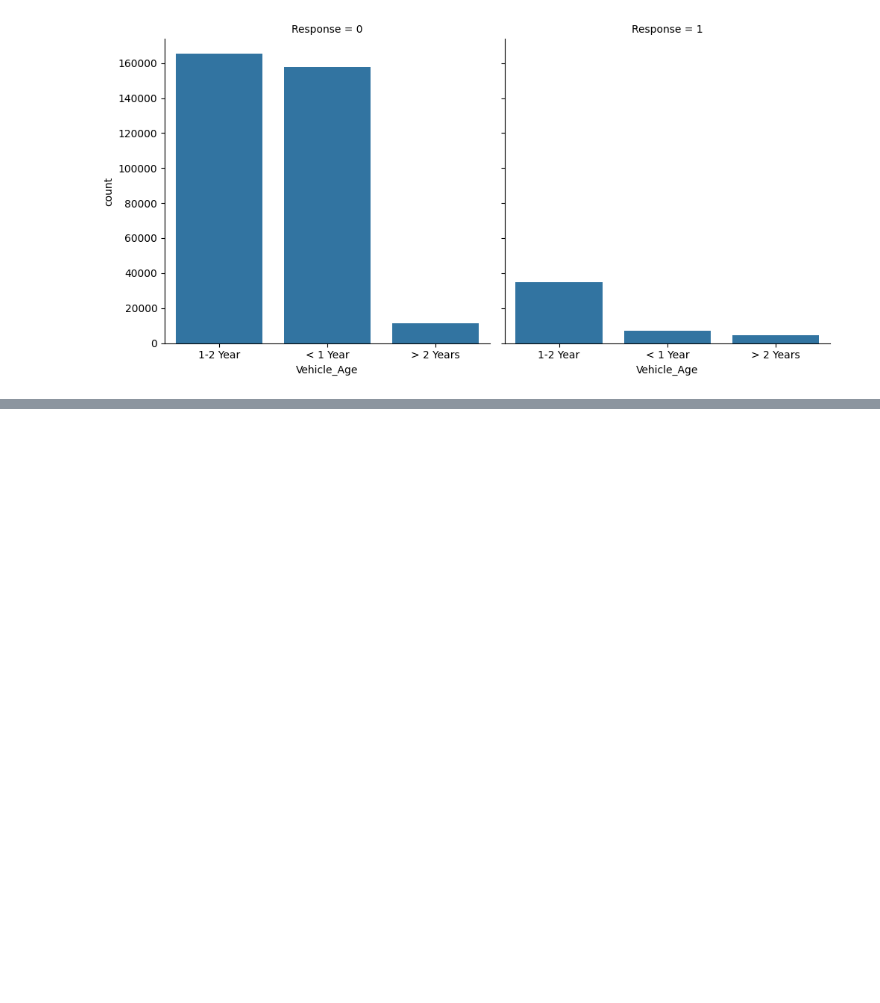
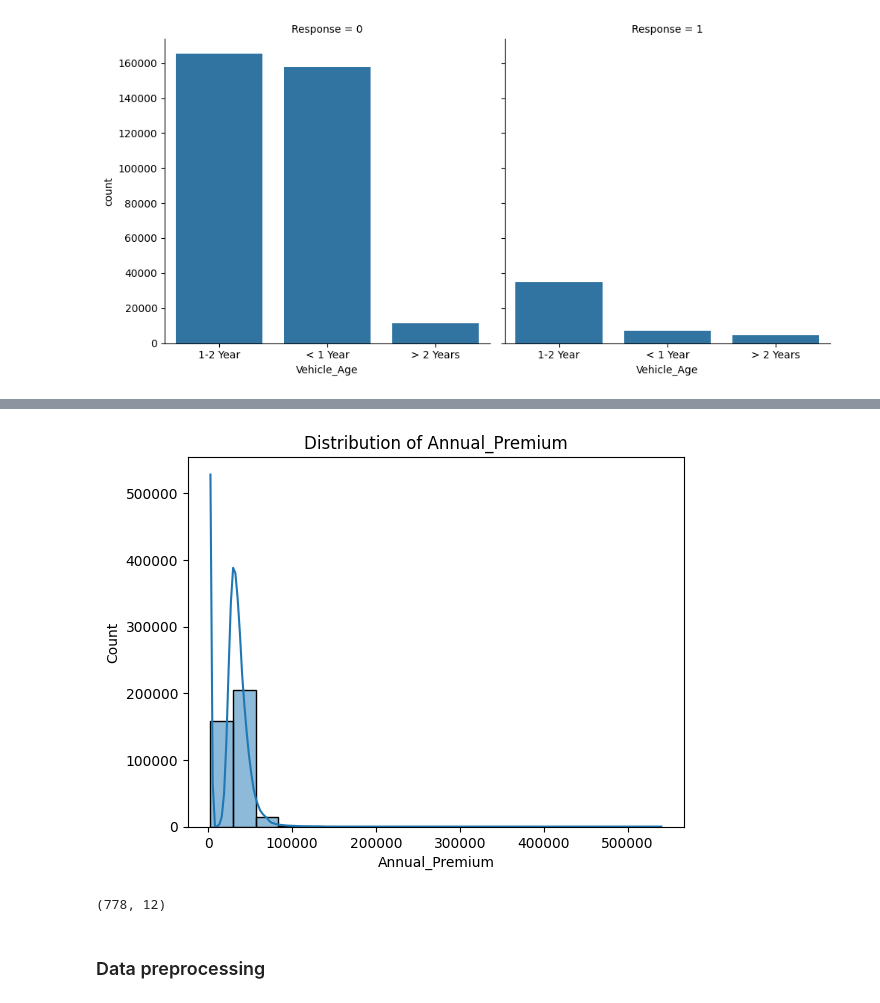
Before and after one commit to Cprakhar/Vehicle-Insurance-Prediction, a Jupyter notebook: notebook/exp-notebook.ipynb, the cells around one changed output, grey strips where cells are left out. Saved outputs shown, nothing was run; the diff lists cells and outputs as text; code cells hidden in the pictures; blank space fills up the shorter version.

```diff
--- a/notebook/exp-notebook.ipynb
+++ b/notebook/exp-notebook.ipynb
@@ -134,0 +152,12 @@ plt.show()
+# %%
+sns.histplot(data=df, x='Annual_Premium', bins=20, kde=True)
+plt.title('Distribution of Annual_Premium')
+plt.show()
+# %% [output]
+[figure, added]
+# %%
+df[df['Annual_Premium'] > 100000].shape
+# %% [output]
+(778, 12)
+# %% [markdown]
+### Data preprocessing
```
Also changed, not shown: parts of 20 cells of this notebook, 15 other files.
